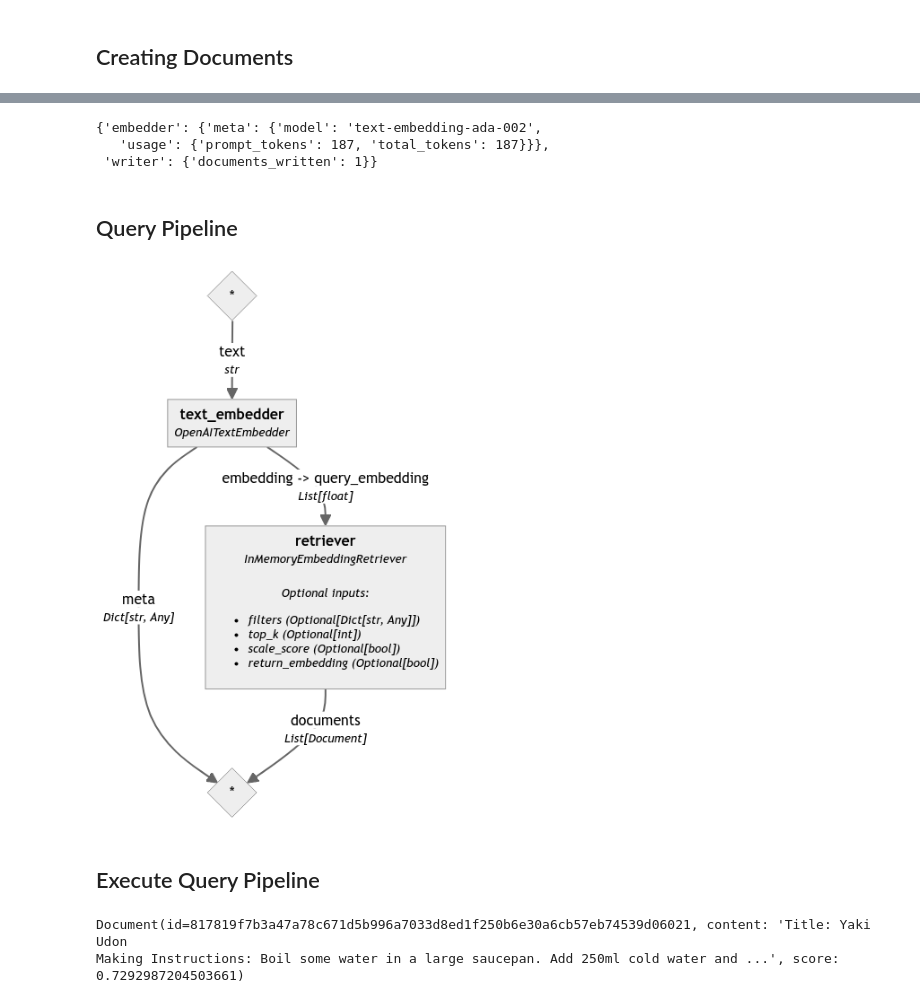
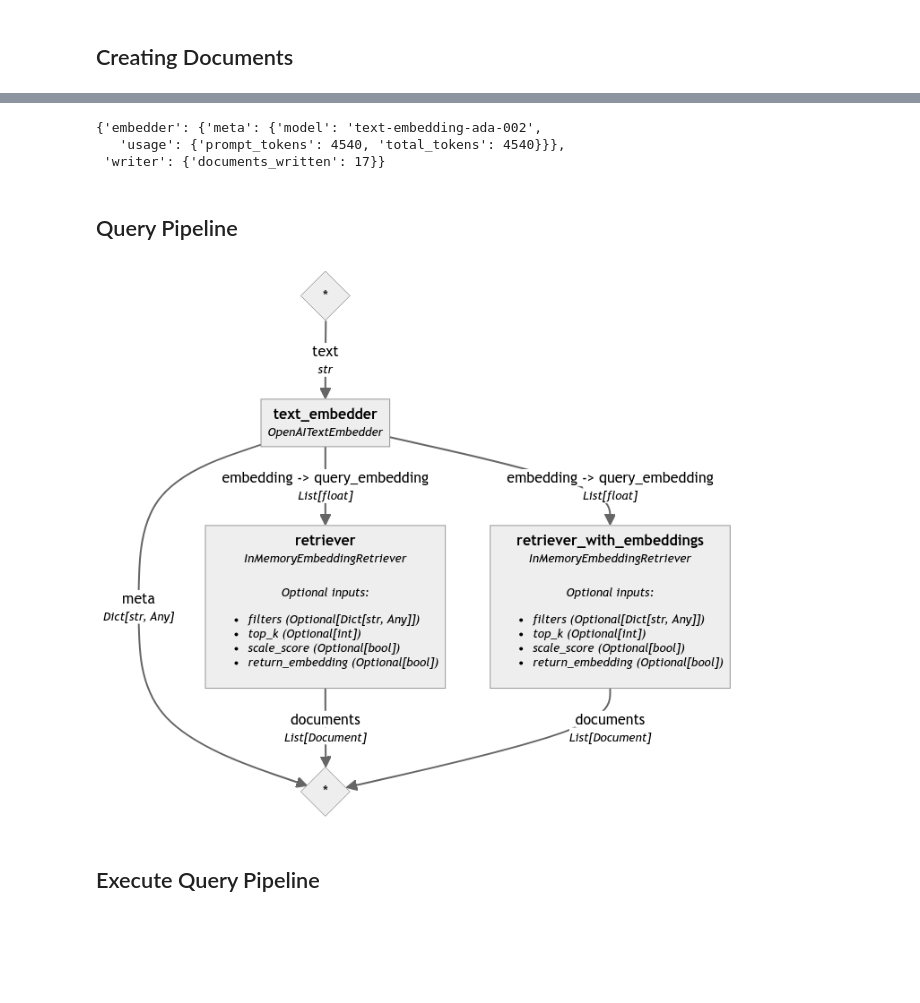
Before and after one commit to LLM-Projects/haystack-book, a Jupyter notebook: chapter-1/Embeddings_RAG_Pipeline.ipynb, the cells around one changed output, grey strips where cells are left out. Drawn from its saved outputs; the diff is of its cells as text; code cells hidden in the pictures; blank space fills up the shorter version.

Commit message:
udpate: retriever with and without embed metadata

```diff
--- a/chapter-1/Embeddings_RAG_Pipeline.ipynb
+++ b/chapter-1/Embeddings_RAG_Pipeline.ipynb
@@ -45,6 +48,9 @@ from haystack import Pipeline
 ## Gathering data
 # %%
 document_store = InMemoryDocumentStore(embedding_similarity_function="cosine")
+document_store_with_embedded_data = InMemoryDocumentStore(
+    embedding_similarity_function="cosine"
+)
 
 baseURL = "https://www.themealdb.com/api/json/v1/1/search.php?f="
 alphabet = input("Enter your favourite alphabet: ")
@@ -79,20 +108,33 @@ indexing_pipeline.connect("embedder", "writer")
 # %%
 indexing_pipeline.run({"embedder": {"documents": documents}})
+indexing_with_metadata_pipeline.run({"embedder": {"documents": documents}})
 # %% [output]
 {'embedder': {'meta': {'model': 'text-embedding-ada-002',
-   'usage': {'prompt_tokens': 187, 'total_tokens': 187}}},
- 'writer': {'documents_written': 1}}
+   'usage': {'prompt_tokens': 4540, 'total_tokens': 4540}}},
+ 'writer': {'documents_written': 17}}
 # %% [markdown]
 ## Query Pipeline
 # %%
-query_pipeline = Pipeline()
-query_pipeline.add_component("text_embedder", OpenAITextEmbedder())
-query_pipeline.add_component(
-    "retriever", InMemoryEmbeddingRetriever(document_store=document_store)
+query_retrieval_pipeline = Pipeline()
+query_retrieval_pipeline.add_component("text_embedder", OpenAITextEmbedder())
+query_retrieval_pipeline.add_component(
+    "retriever",
+    InMemoryEmbeddingRetriever(
+        document_store=document_store, scale_score=False, top_k=3
+    ),
 )
-query_pipeline.connect("text_embedder.embedding", "retriever.query_embedding")
+query_retrieval_pipeline.add_component(
+    "retriever_with_embeddings",
+    InMemoryEmbeddingRetriever(
+        document_store=document_store_with_embedded_data, scale_score=False, top_k=3
+    ),
+)
+query_retrieval_pipeline.connect("text_embedder.embedding", "retriever.query_embedding")
+query_retrieval_pipeline.connect(
+    "text_embedder.embedding", "retriever_with_embeddings.query_embedding"
+)
 # %% [output]
-[figure, old version]
+[figure, new version]
 # %% [markdown]
 ## Execute Query Pipeline
 # %%
@@ -101,5 +141,0 @@ result = query_pipeline.run({"text_embedder": {"text": query}})
-# %%
-result["retriever"]["documents"][0]
-# %% [output]
-Document(id=817819f7b3a47a78c671d5b996a7033d8ed1f250b6e30a6cb57eb74539d06021, content: 'Title: Yaki Udon
-Making Instructions: Boil some water in a large saucepan. Add 250ml cold water and ...', score: 0.7292987204503661)
```
Also changed, not shown: parts of 9 cells of this notebook.
